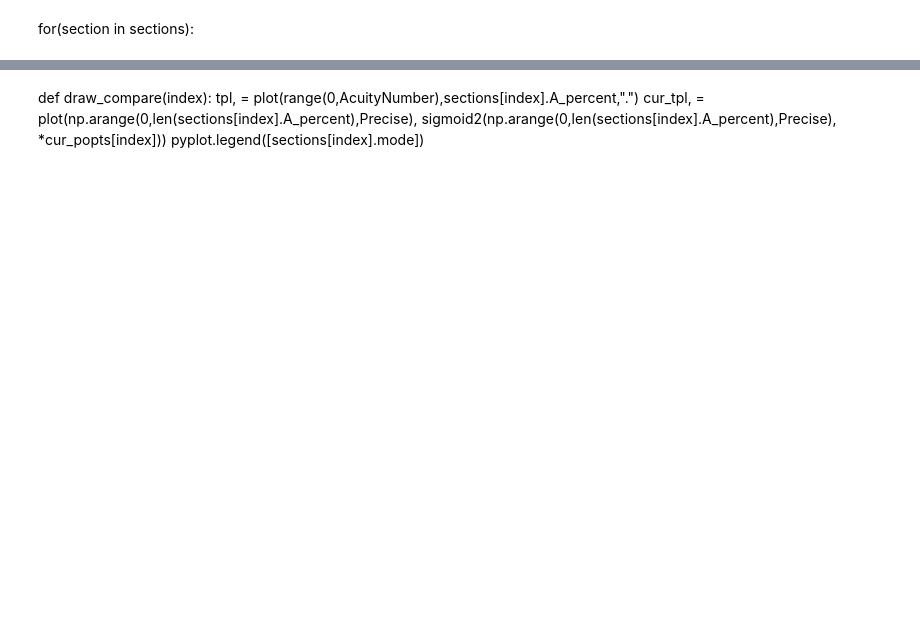
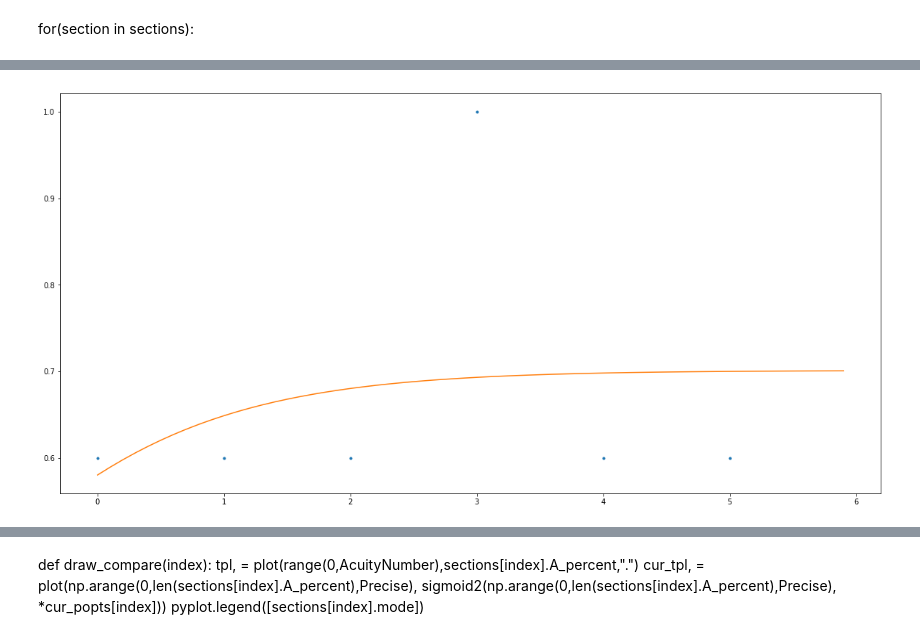
Before and after one commit to Vor2d/VORHead, a Jupyter notebook: DataAnalyzer/AcuityAnalyzer.ipynb, the cells around one changed output, grey strips where cells are left out. Saved outputs shown, nothing was run; the diff lists cells and outputs as text; code cells hidden in the pictures; blank space fills up the shorter version.

```diff
--- a/DataAnalyzer/AcuityAnalyzer.ipynb
+++ b/DataAnalyzer/AcuityAnalyzer.ipynb
@@ -95,0 +157,11 @@ pyplot.legend(legends)
+# %%
+def draw_compare_WYData(y_array,cur_popts):
+    Precise = 0.1
+    tpl, = plot(range(0,len(y_array)),y_array,".")
+    cur_tpl, = plot(np.arange(0,len(y_array),Precise), sigmoid3(np.arange(0,len(y_array),Precise), *cur_popts))
+    pyplot.savefig("./results/"+file_name[:-4]+"_DR"+".png")
+# %%
+if(len(sections[-1].delay_percent_list) > 0):
+    draw_compare_WYData(list(sections[-1].delay_percent_list[0].values()),DF_popt)
+# %% [output]
+[figure, added]
```
Also changed, not shown: parts of 15 cells of this notebook, 7 other files.
